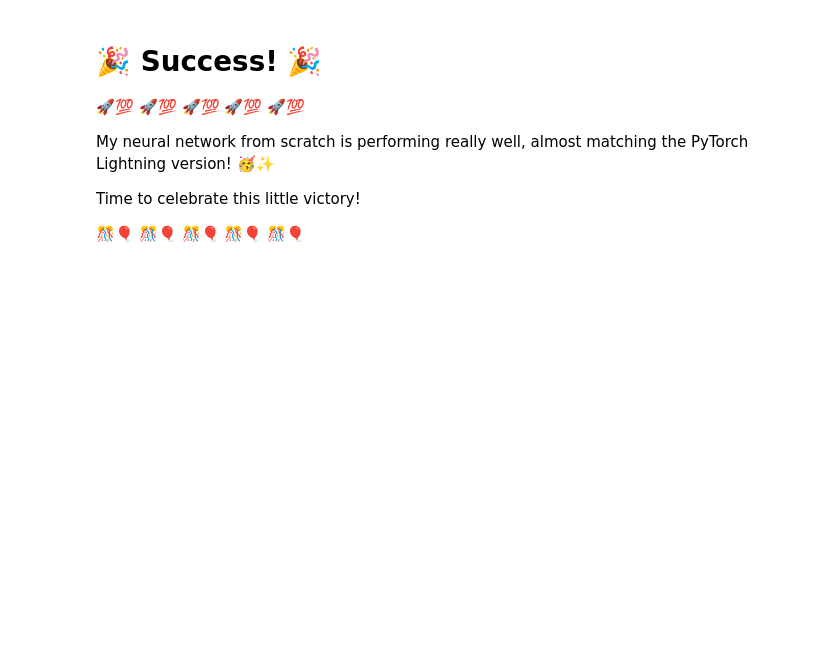
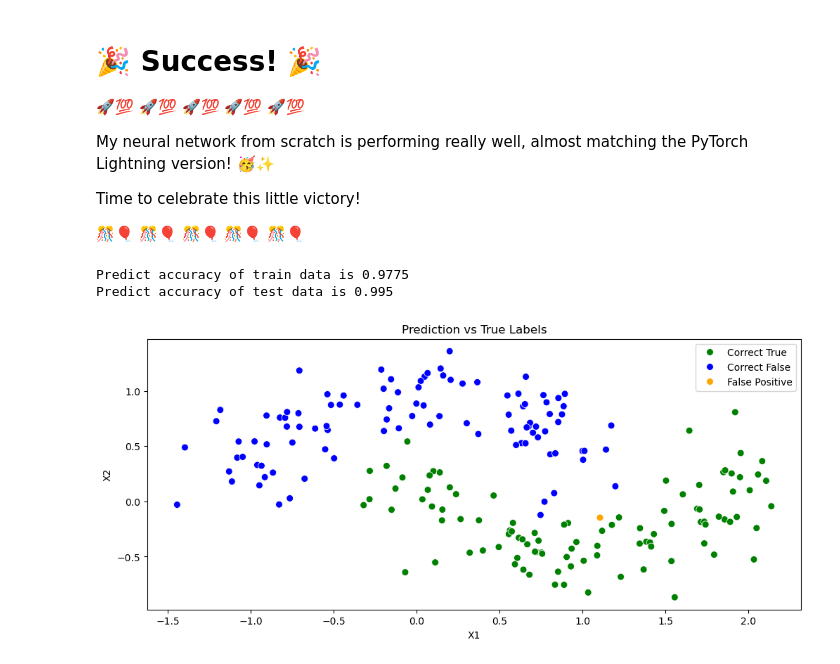
Before and after one commit to XShenAtFFM/My1stMLPrj, a Jupyter notebook: NNFromScratch/np_nn_vs_lightning_nn.ipynb, the cells around one changed output. Drawn from its saved outputs; the diff is of its cells as text; code cells hidden in the pictures; blank space fills up the shorter version.

Commit message:
add predict plot

```diff
--- a/NNFromScratch/np_nn_vs_lightning_nn.ipynb
+++ b/NNFromScratch/np_nn_vs_lightning_nn.ipynb
@@ -99,3 +99,44 @@ My neural network from scratch is performing really well, almost matching the Py
 Time to celebrate this little victory!
 
 🎊🎈 🎊🎈 🎊🎈 🎊🎈 🎊🎈
+# %%
+import numpy as np
+
+y_hat = my_ml_nn.my_nn_predict(x_train, nn_parameters_for_my_own_nn)
+y_hat = (y_hat >= 0.5).astype(float)
+
+accuracy = np.sum(y_hat == y_train) / y_hat.shape[1]
+print(f'Predict accuracy of train data is {accuracy}')
+
+y_hat = my_ml_nn.my_nn_predict(x_test, nn_parameters_for_my_own_nn)
+y_hat = (y_hat >= 0.5).astype(float)
+
+accuracy = np.sum(y_hat == y_test) / y_hat.shape[1]
+print(f'Predict accuracy of test data is {accuracy}')
+# %% [output]
+Predict accuracy of train data is 0.9775
+Predict accuracy of test data is 0.995
+# %%
+import seaborn as sns
+
+category = np.where((y_hat == y_test) & (y_test == 1), "Correct True",
+                    np.where((y_hat == y_test) & (y_test == 0), "Correct False",
+                    np.where((y_hat != y_test) & (y_test == 1), "False Negative",
+                     "False Positive")))
+
+category = category.reshape(-1)
+
+plt.figure(figsize = (12,5))
+sns.scatterplot(
+    x = x_test[0,:].T,
+    y = x_test[1,:].T,
+    hue = category,
+    palette = {"Correct True":"green", "Correct False": "blue", "False Negative":"red", "False Positive":"orange"},
+    s=50
+)
+plt.xlabel("X1")
+plt.ylabel("X2")
+plt.title("Prediction vs True Labels")
+plt.show()
+# %% [output]
+[figure, added]
```
Also changed, not shown: 1 other file.
